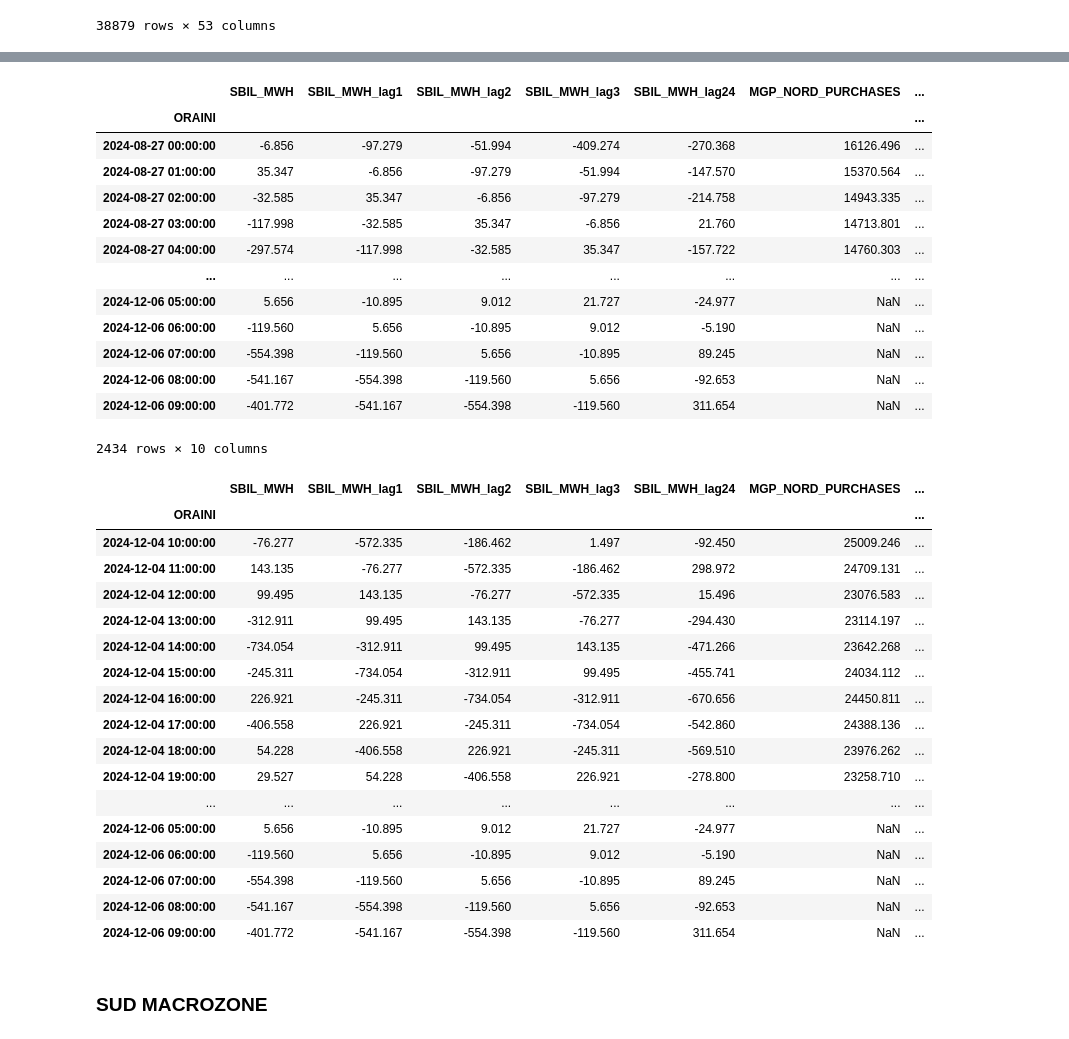
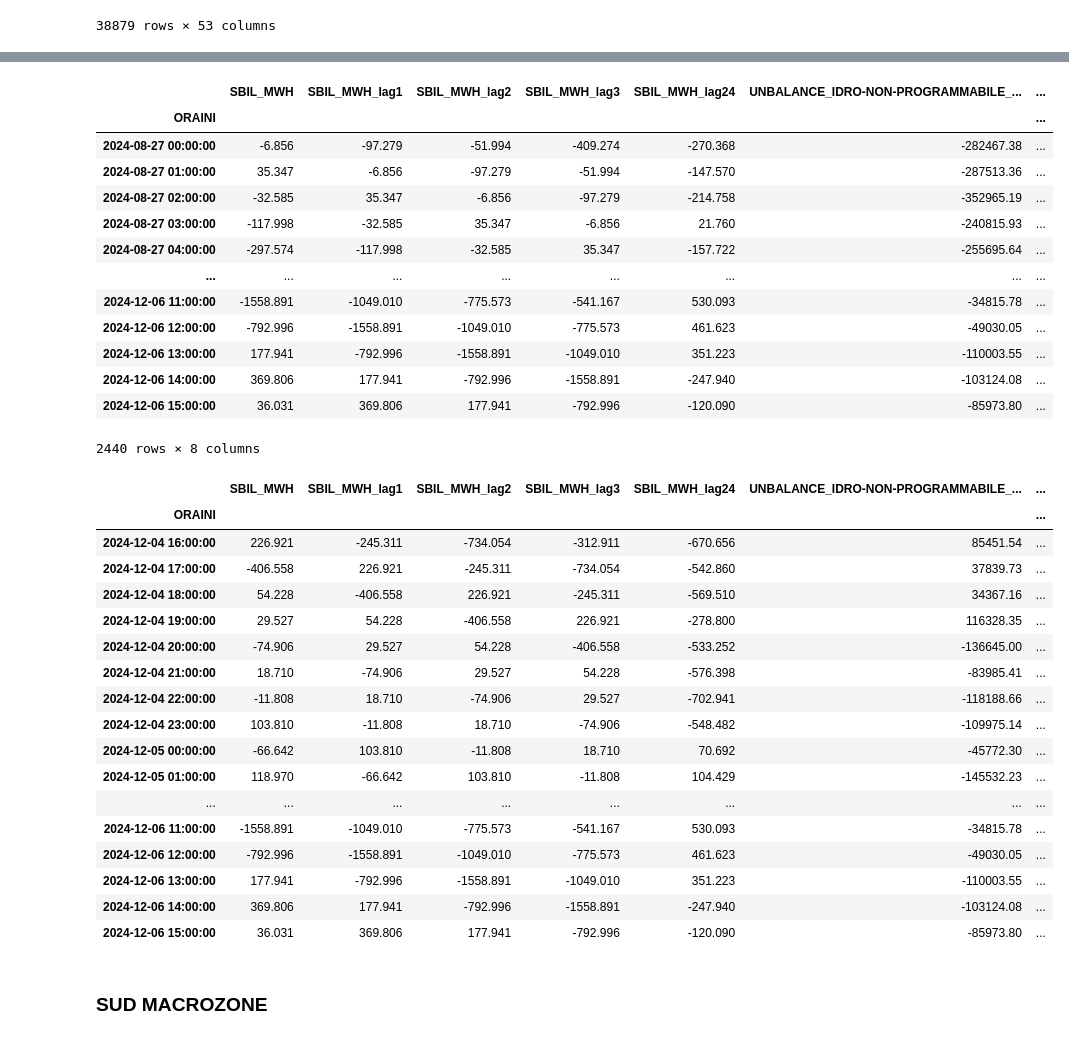
Before and after one commit to samueledelia/Italian-imbalance-forecasting, a Jupyter notebook: notebook/create_dataset_project.ipynb, the cells around one changed output, grey strips where cells are left out. Drawn from its saved outputs; the diff is of its cells as text; code cells hidden in the pictures.

```diff
--- a/notebook/create_dataset_project.ipynb
+++ b/notebook/create_dataset_project.ipynb
@@ -240,49 +240,49 @@ mnord_load
 # %%
 from functools import reduce
 # List of all the DataFrames to be merged
-dataframes = [h_nord, df_sbil_lagged, mgp_volumes_nord,  power_curve] #mi1_volumes_nord, mnord_load,
+dataframes = [h_nord, df_sbil_lagged, power_curve] #mi1_volumes_nord, mnord_load, mgp_volumes_nord,
 # Use reduce to merge all DataFrames on 'ORAINI'
 df_nord_h_project = reduce(lambda left, right: pd.merge(left, right, on='ORAINI', how='outer'), dataframes)
 
 #df_nord_h = df_nord.drop(columns="MACROZONA")
 df_nord_h_project = df_nord_h_project[df_nord_h_project.index >= '2024-08-27']
 df_nord_h_project
 # %% [output]
-|  | SBIL_MWH | SBIL_MWH_lag1 | SBIL_MWH_lag2 | SBIL_MWH_lag3 | SBIL_MWH_lag24 | MGP_NORD_PURCHASES | ... |
+|  | SBIL_MWH | SBIL_MWH_lag1 | SBIL_MWH_lag2 | SBIL_MWH_lag3 | SBIL_MWH_lag24 | UNBALANCE_IDRO-NON-PROGRAMMABILE_... | ... |
 | ORAINI |  |  |  |  |  |  | ... |
-| 2024-08-27 00:00:00 | -6.856 | -97.279 | -51.994 | -409.274 | -270.368 | 16126.496 | ... |
-| 2024-08-27 01:00:00 | 35.347 | -6.856 | -97.279 | -51.994 | -147.570 | 15370.564 | ... |
-| 2024-08-27 02:00:00 | -32.585 | 35.347 | -6.856 | -97.279 | -214.758 | 14943.335 | ... |
-| 2024-08-27 03:00:00 | -117.998 | -32.585 | 35.347 | -6.856 | 21.760 | 14713.801 | ... |
-| 2024-08-27 04:00:00 | -297.574 | -117.998 | -32.585 | 35.347 | -157.722 | 14760.303 | ... |
+| 2024-08-27 00:00:00 | -6.856 | -97.279 | -51.994 | -409.274 | -270.368 | -282467.38 | ... |
+| 2024-08-27 01:00:00 | 35.347 | -6.856 | -97.279 | -51.994 | -147.570 | -287513.36 | ... |
+| 2024-08-27 02:00:00 | -32.585 | 35.347 | -6.856 | -97.279 | -214.758 | -352965.19 | ... |
+| 2024-08-27 03:00:00 | -117.998 | -32.585 | 35.347 | -6.856 | 21.760 | -240815.93 | ... |
+| 2024-08-27 04:00:00 | -297.574 | -117.998 | -32.585 | 35.347 | -157.722 | -255695.64 | ... |
 | ... | ... | ... | ... | ... | ... | ... | ... |
-| 2024-12-06 05:00:00 | 5.656 | -10.895 | 9.012 | 21.727 | -24.977 | NaN | ... |
-| 2024-12-06 06:00:00 | -119.560 | 5.656 | -10.895 | 9.012 | -5.190 | NaN | ... |
-| 2024-12-06 07:00:00 | -554.398 | -119.560 | 5.656 | -10.895 | 89.245 | NaN | ... |
-| 2024-12-06 08:00:00 | -541.167 | -554.398 | -119.560 | 5.656 | -92.653 | NaN | ... |
-| 2024-12-06 09:00:00 | -401.772 | -541.167 | -554.398 | -119.560 | 311.654 | NaN | ... |
+| 2024-12-06 11:00:00 | -1558.891 | -1049.010 | -775.573 | -541.167 | 530.093 | -34815.78 | ... |
+| 2024-12-06 12:00:00 | -792.996 | -1558.891 | -1049.010 | -775.573 | 461.623 | -49030.05 | ... |
+| 2024-12-06 13:00:00 | 177.941 | -792.996 | -1558.891 | -1049.010 | 351.223 | -110003.55 | ... |
+| 2024-12-06 14:00:00 | 369.806 | 177.941 | -792.996 | -1558.891 | -247.940 | -103124.08 | ... |
+| 2024-12-06 15:00:00 | 36.031 | 369.806 | 177.941 | -792.996 | -120.090 | -85973.80 | ... |
-2434 rows × 10 columns
+2440 rows × 8 columns
 # %%
 df_nord_h_project.tail(48)
 # %% [output]
-|  | SBIL_MWH | SBIL_MWH_lag1 | SBIL_MWH_lag2 | SBIL_MWH_lag3 | SBIL_MWH_lag24 | MGP_NORD_PURCHASES | ... |
+|  | SBIL_MWH | SBIL_MWH_lag1 | SBIL_MWH_lag2 | SBIL_MWH_lag3 | SBIL_MWH_lag24 | UNBALANCE_IDRO-NON-PROGRAMMABILE_... | ... |
 | ORAINI |  |  |  |  |  |  | ... |
-| 2024-12-04 10:00:00 | -76.277 | -572.335 | -186.462 | 1.497 | -92.450 | 25009.246 | ... |
-| 2024-12-04 11:00:00 | 143.135 | -76.277 | -572.335 | -186.462 | 298.972 | 24709.131 | ... |
-| 2024-12-04 12:00:00 | 99.495 | 143.135 | -76.277 | -572.335 | 15.496 | 23076.583 | ... |
-| 2024-12-04 13:00:00 | -312.911 | 99.495 | 143.135 | -76.277 | -294.430 | 23114.197 | ... |
-| 2024-12-04 14:00:00 | -734.054 | -312.911 | 99.495 | 143.135 | -471.266 | 23642.268 | ... |
-| 2024-12-04 15:00:00 | -245.311 | -734.054 | -312.911 | 99.495 | -455.741 | 24034.112 | ... |
-| 2024-12-04 16:00:00 | 226.921 | -245.311 | -734.054 | -312.911 | -670.656 | 24450.811 | ... |
-| 2024-12-04 17:00:00 | -406.558 | 226.921 | -245.311 | -734.054 | -542.860 | 24388.136 | ... |
-| 2024-12-04 18:00:00 | 54.228 | -406.558 | 226.921 | -245.311 | -569.510 | 23976.262 | ... |
-| 2024-12-04 19:00:00 | 29.527 | 54.228 | -406.558 | 226.921 | -278.800 | 23258.710 | ... |
+| 2024-12-04 16:00:00 | 226.921 | -245.311 | -734.054 | -312.911 | -670.656 | 85451.54 | ... |
+| 2024-12-04 17:00:00 | -406.558 | 226.921 | -245.311 | -734.054 | -542.860 | 37839.73 | ... |
+| 2024-12-04 18:00:00 | 54.228 | -406.558 | 226.921 | -245.311 | -569.510 | 34367.16 | ... |
+| 2024-12-04 19:00:00 | 29.527 | 54.228 | -406.558 | 226.921 | -278.800 | 116328.35 | ... |
+| 2024-12-04 20:00:00 | -74.906 | 29.527 | 54.228 | -406.558 | -533.252 | -136645.00 | ... |
+| 2024-12-04 21:00:00 | 18.710 | -74.906 | 29.527 | 54.228 | -576.398 | -83985.41 | ... |
+| 2024-12-04 22:00:00 | -11.808 | 18.710 | -74.906 | 29.527 | -702.941 | -118188.66 | ... |
+| 2024-12-04 23:00:00 | 103.810 | -11.808 | 18.710 | -74.906 | -548.482 | -109975.14 | ... |
+| 2024-12-05 00:00:00 | -66.642 | 103.810 | -11.808 | 18.710 | 70.692 | -45772.30 | ... |
+| 2024-12-05 01:00:00 | 118.970 | -66.642 | 103.810 | -11.808 | 104.429 | -145532.23 | ... |
 | ... | ... | ... | ... | ... | ... | ... | ... |
-| 2024-12-06 05:00:00 | 5.656 | -10.895 | 9.012 | 21.727 | -24.977 | NaN | ... |
-| 2024-12-06 06:00:00 | -119.560 | 5.656 | -10.895 | 9.012 | -5.190 | NaN | ... |
-| 2024-12-06 07:00:00 | -554.398 | -119.560 | 5.656 | -10.895 | 89.245 | NaN | ... |
-| 2024-12-06 08:00:00 | -541.167 | -554.398 | -119.560 | 5.656 | -92.653 | NaN | ... |
-| 2024-12-06 09:00:00 | -401.772 | -541.167 | -554.398 | -119.560 | 311.654 | NaN | ... |
+| 2024-12-06 11:00:00 | -1558.891 | -1049.010 | -775.573 | -541.167 | 530.093 | -34815.78 | ... |
+| 2024-12-06 12:00:00 | -792.996 | -1558.891 | -1049.010 | -775.573 | 461.623 | -49030.05 | ... |
+| 2024-12-06 13:00:00 | 177.941 | -792.996 | -1558.891 | -1049.010 | 351.223 | -110003.55 | ... |
+| 2024-12-06 14:00:00 | 369.806 | 177.941 | -792.996 | -1558.891 | -247.940 | -103124.08 | ... |
+| 2024-12-06 15:00:00 | 36.031 | 369.806 | 177.941 | -792.996 | -120.090 | -85973.80 | ... |
 # %%
 from pathlib import Path
 filepath = Path('C:\imbalance_forecast\data\df_nord_h_project.csv')
```
Also changed, not shown: parts of 5 cells of this notebook, 2 other files.
